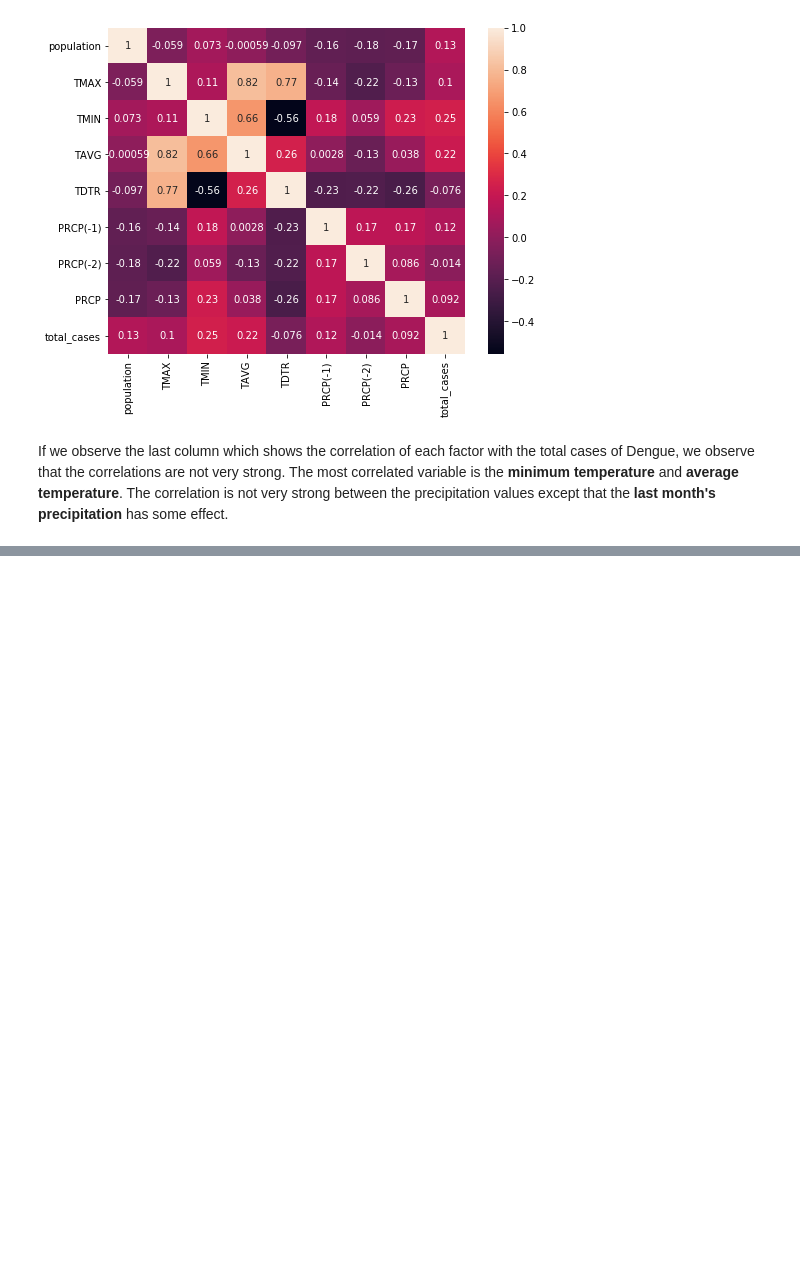
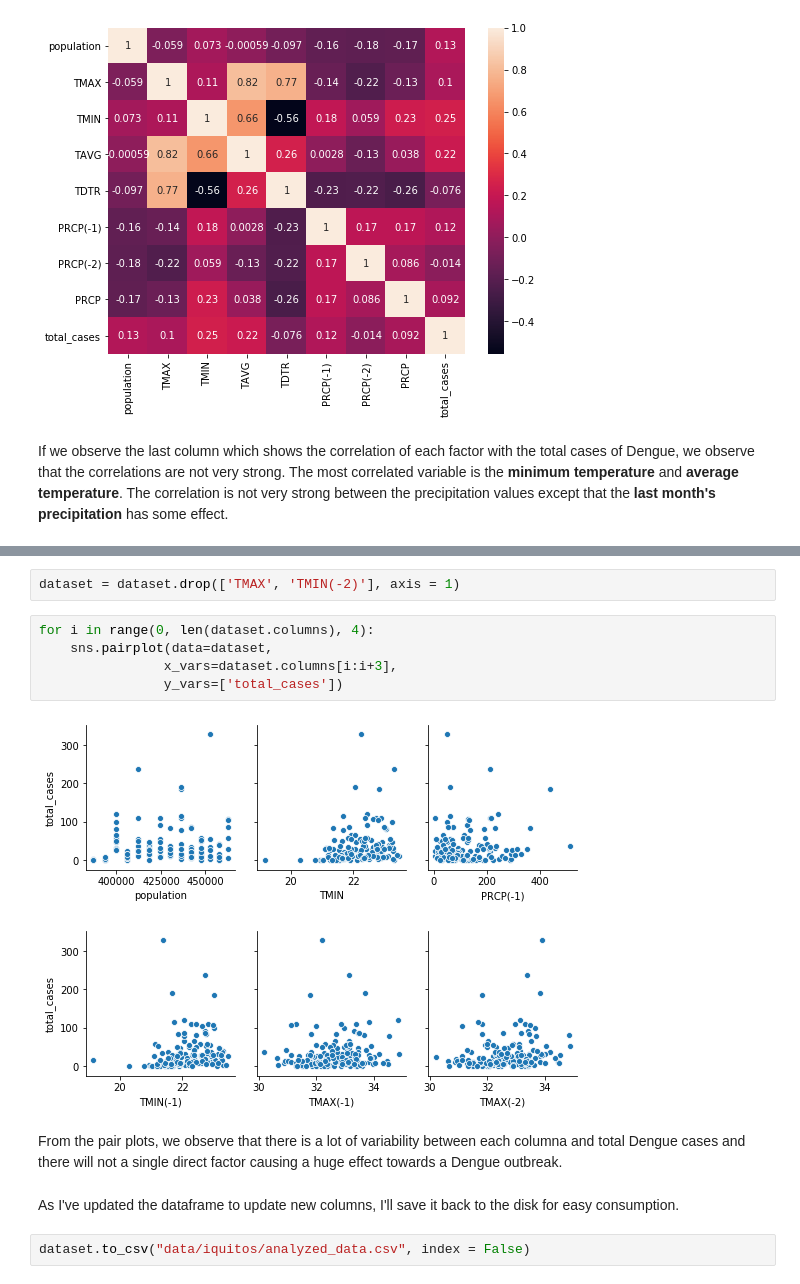
Before and after one commit to ITWSXInformatics/DengueSpreadInformationSystemDSIS, a Jupyter notebook: Data Analysis.ipynb, the cells around one changed output, grey strips where cells are left out. Cells and saved outputs as stored; diff of their text form; blank space fills up the shorter version.

Commit message:
Complete analysis for Iquitos

```diff
--- a/Data Analysis.ipynb
+++ b/Data Analysis.ipynb
@@ -101,0 +149,16 @@ sns.boxplot(dataset['p'])
+# %%
+dataset = dataset.drop(['TMAX', 'TMIN(-2)'], axis = 1)
+# %%
+for i in range(0, len(dataset.columns), 4):
+    sns.pairplot(data=dataset,
+                x_vars=dataset.columns[i:i+3],
+                y_vars=['total_cases'])
+# %% [output]
+[figure, added]
+[figure, added]
+# %% [markdown]
+From the pair plots, we observe that there is a lot of variability between each columna and total Dengue cases and there will not a single direct factor causing a huge effect towards a Dengue outbreak.
+# %% [markdown]
+As I've updated the dataframe to update new columns, I'll save it back to the disk for easy consumption.
+# %%
+dataset.to_csv("data/iquitos/analyzed_data.csv", index = False)
```
Also changed, not shown: parts of 17 cells of this notebook.
